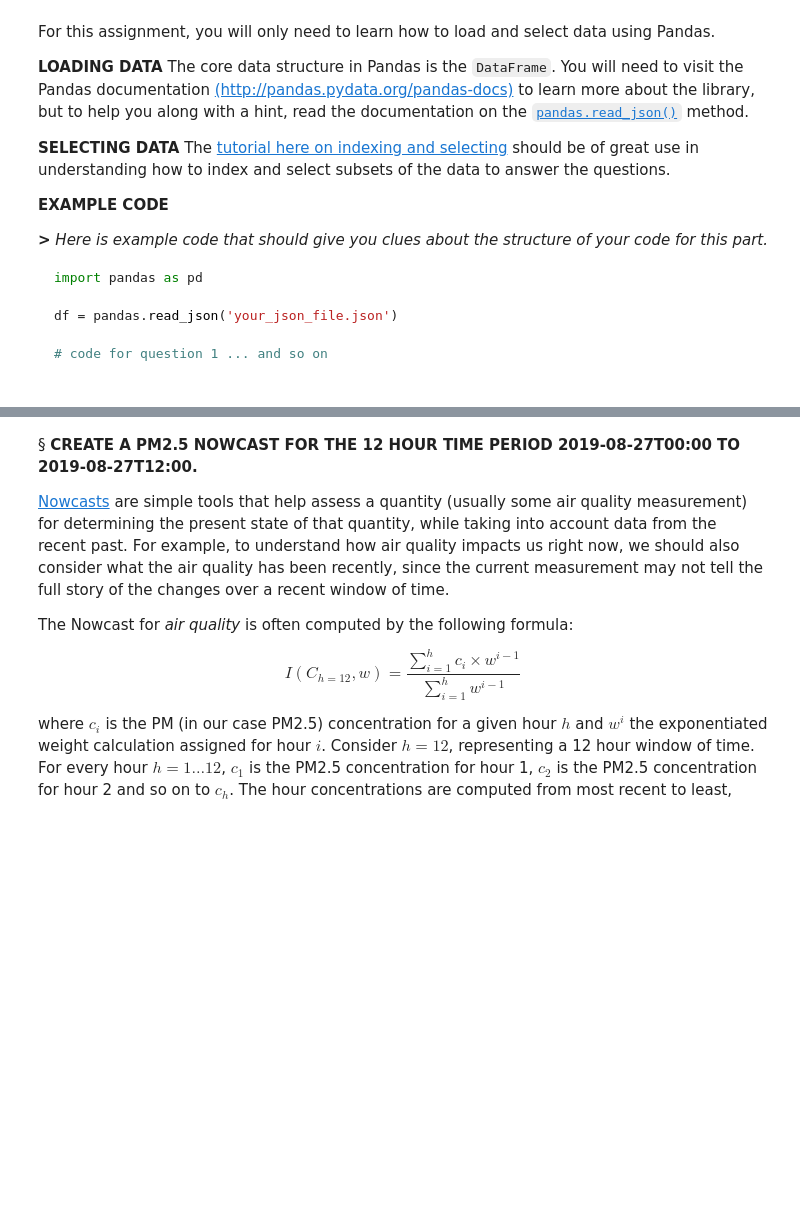
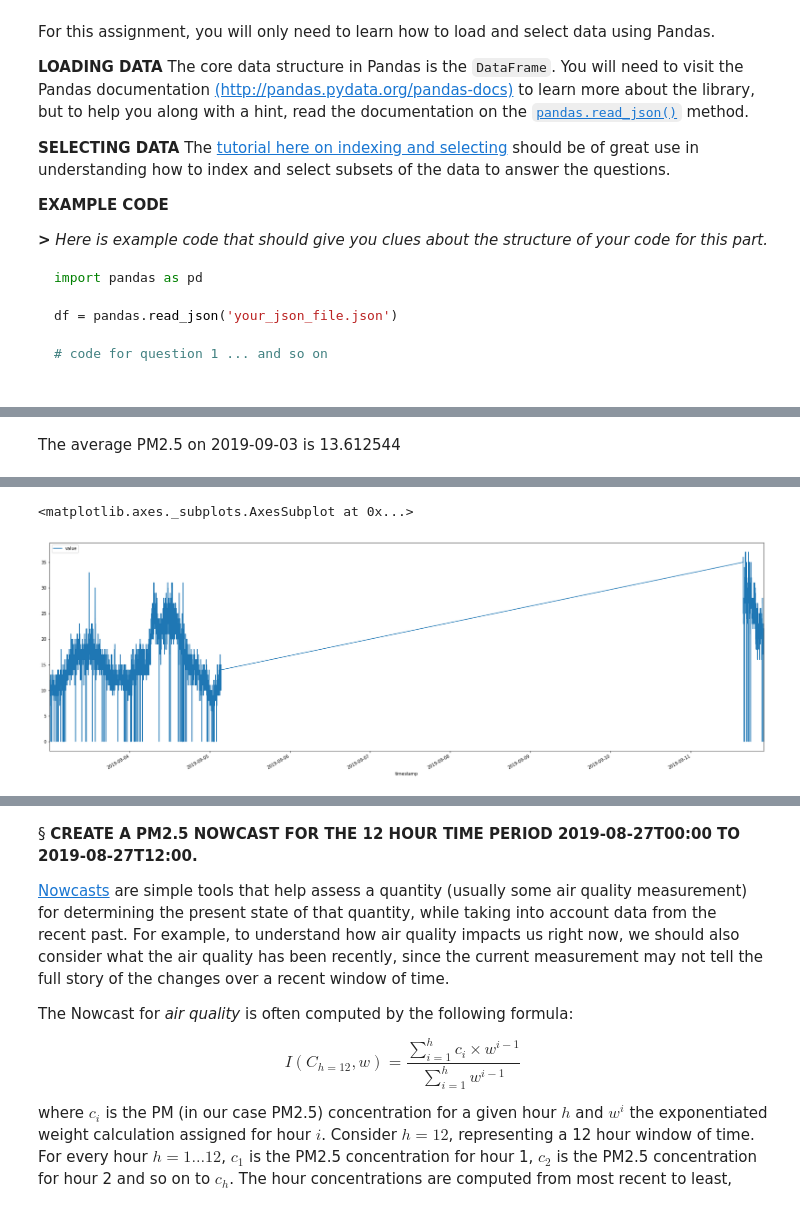
Before and after one commit to chezka-sino/mcis6273_f19_datamining, a Jupyter notebook: homework/hw0/hw0.ipynb, the cells around one changed output, grey strips where cells are left out. Drawn from its saved outputs; the diff is of its cells as text; code cells hidden in the pictures; blank space fills up the shorter version.

```diff
--- a/homework/hw0/hw0.ipynb
+++ b/homework/hw0/hw0.ipynb
@@ -556,3 +596,5 @@ print(df_10['value'].mean())
+# %% [markdown]
+The average PM2.5 on 2019-09-03 is 13.612544
 # %% [markdown]
 &#167;  **BUILD A GRAPH OF EACH PM DATA SET (WITH A PANDAS DATAFRAME)**
 
@@ -573,3 +615,9 @@ where `pm25` and `pm10` are the Dataframes containing the JSON data extracted fr
 in your prior code (see Figure 1 below for a sample graph with random data).
 
 ![Sample graph with two data sets](sample_graph.png)
+# %%
+# ax = df_10.plot(figsize=(30,10))
+df_10.plot(x='timestamp', y='value', figsize=(30,10))
+# %% [output]
+<matplotlib.axes._subplots.AxesSubplot at 0x...>
+[figure, added]
```
Also changed, not shown: parts of 18 cells of this notebook, 2 other files.
